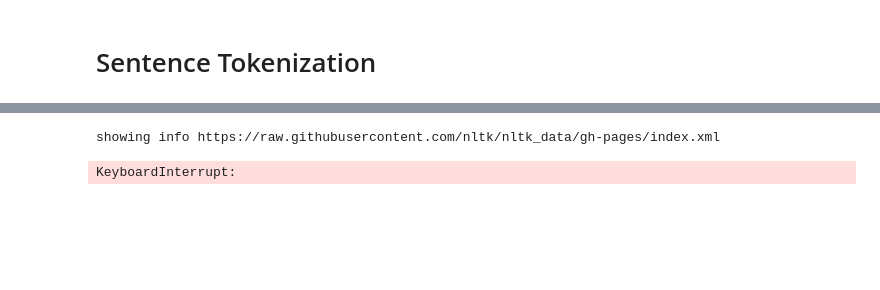
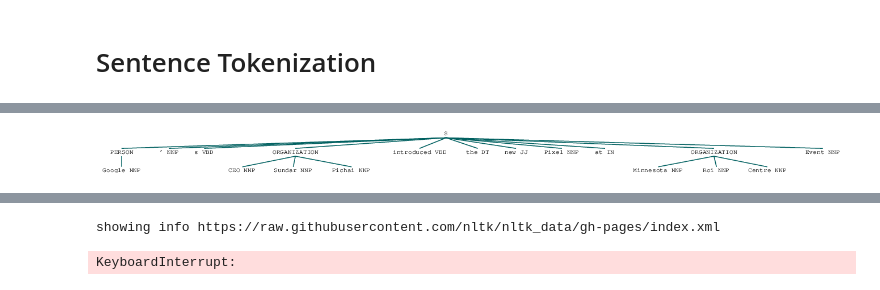
Before and after one commit to EnggQasim/FAST_Data, a Jupyter notebook: Introduction to Data Science/Week10/NLP.ipynb, the cells around one changed output, grey strips where cells are left out. Saved outputs shown, nothing was run; the diff lists cells and outputs as text; code cells hidden in the pictures; blank space fills up the shorter version.

```diff
--- a/Introduction to Data Science/Week10/NLP.ipynb
+++ b/Introduction to Data Science/Week10/NLP.ipynb
@@ -2,0 +220,10 @@
+# %%
+text = "Google’s CEO Sundar Pichai introduced the new Pixel at Minnesota Roi Centre Event"          #importing chunk library from nltk
+from nltk import ne_chunk         # tokenize and POS Tagging before doing chunk
+nltk.download('maxent_ne_chunker')
+nltk.download('words')
+token = word_tokenize(text)
+tags = nltk.pos_tag(token)
+chunk = ne_chunk(tags)
+chunk
+# %% [output]
@@ -2,0 +236 @@
+[figure, added]
```
Also changed, not shown: parts of 38 cells of this notebook, 5 other files.
